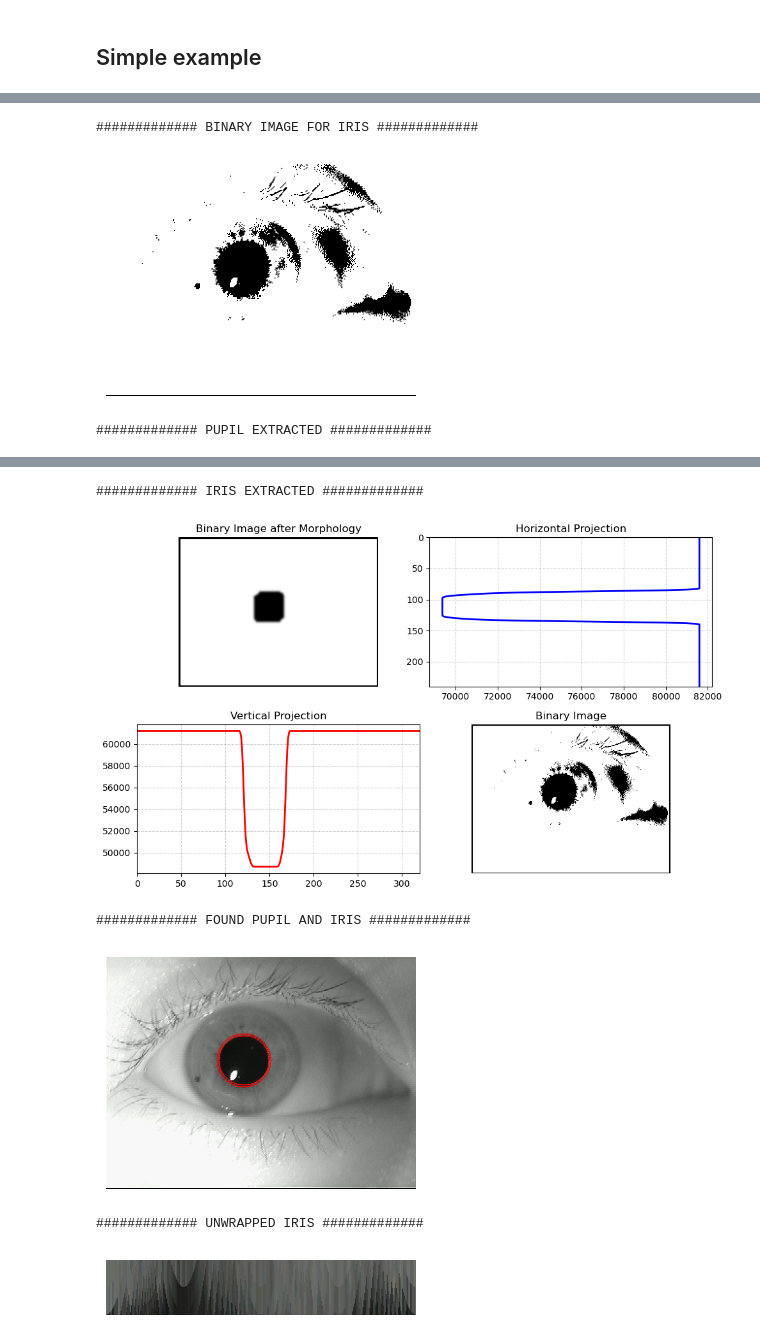
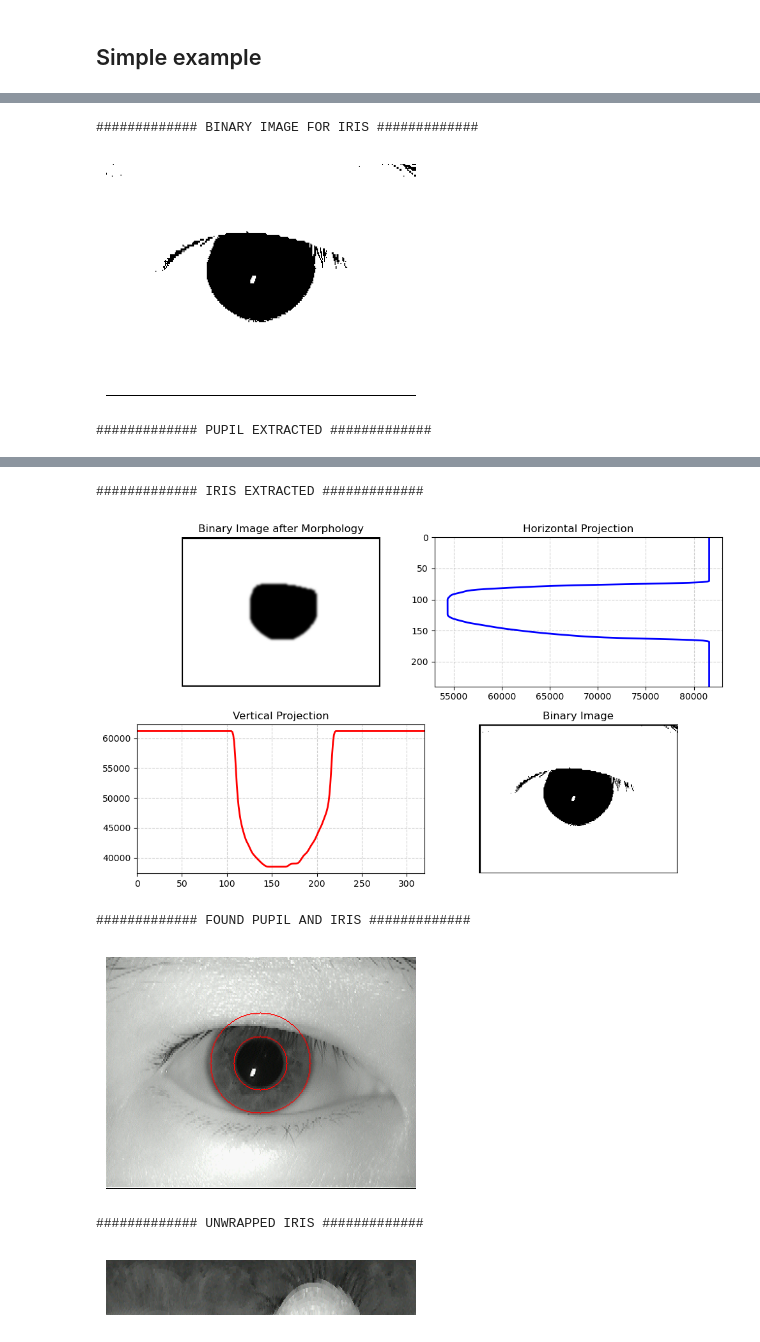
Before and after one commit to FilipLangiewicz/IrisPrediction, a Jupyter notebook: main.ipynb, the cells around one changed output, grey strips where cells are left out. Saved outputs shown, nothing was run; the diff lists cells and outputs as text; code cells hidden in the pictures.

```diff
--- a/main.ipynb
+++ b/main.ipynb
@@ -380,9 +600,9 @@ def predictIris_with_daugman(path, f, save=False):
 # %% [markdown]
 ## Simple example
 # %%
-person_id = 30
+person_id = 42
 eye = 'right'
-photo_number = 5
+photo_number = 4
 path = os.path.join(f'data/eye_p{person_id:02d}_{eye}{photo_number}.bmp')
 
 predictIris(path)
@@ -395,3 +615,3 @@ predictIris(path)
 ############# BINARY IMAGE FOR IRIS #############
-[figure, old version]
+[figure, new version]
 ############# PUPIL EXTRACTED #############
@@ -399,9 +619,9 @@ predictIris(path)
 ############# IRIS EXTRACTED #############
-[figure, old version]
+[figure, new version]
 ############# FOUND PUPIL AND IRIS #############
-[figure, old version]
+[figure, new version]
 ############# UNWRAPPED IRIS #############
-[figure, old version]
+[figure, new version]
 # %%
 for file in os.listdir("data"):
     if file.endswith(".bmp"):
```
Also changed, not shown: parts of 4 cells of this notebook.
